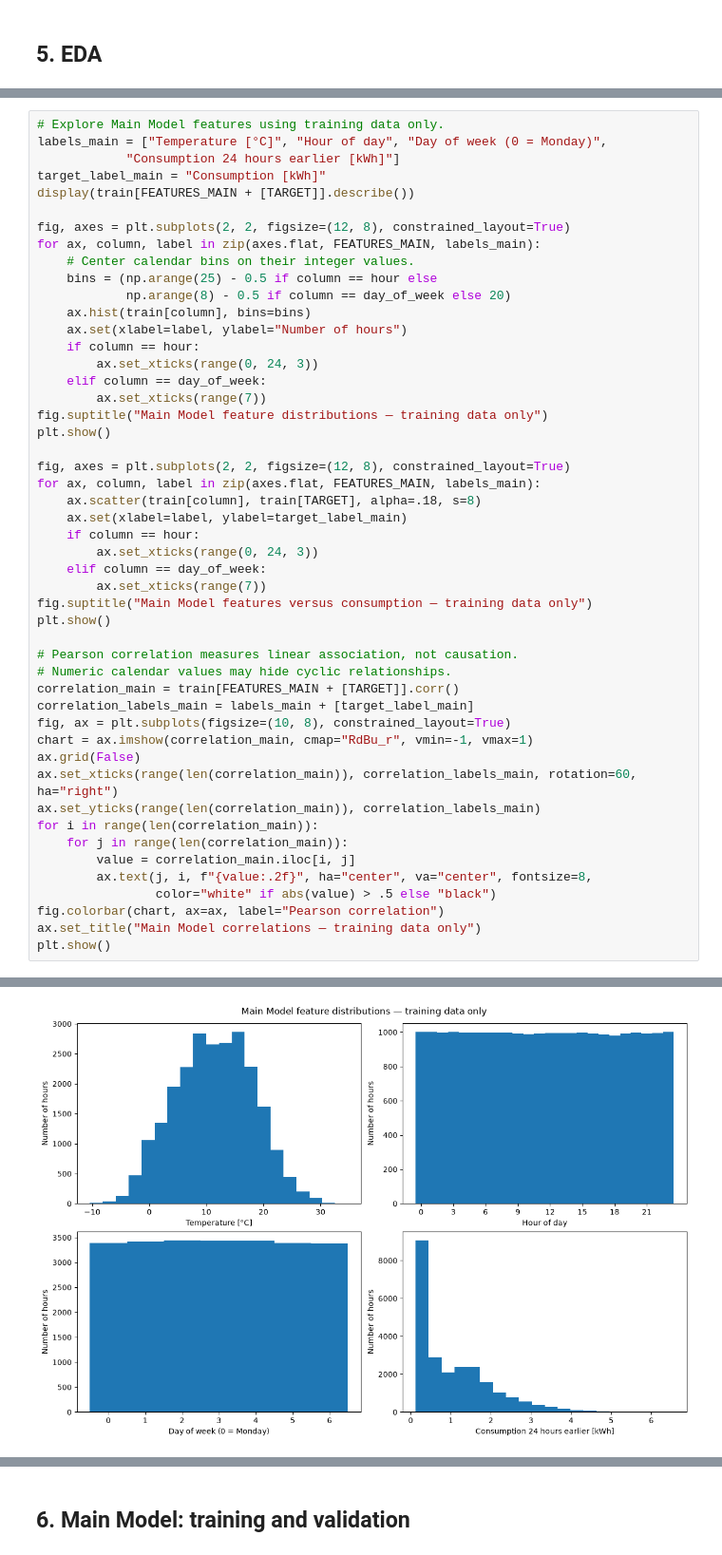
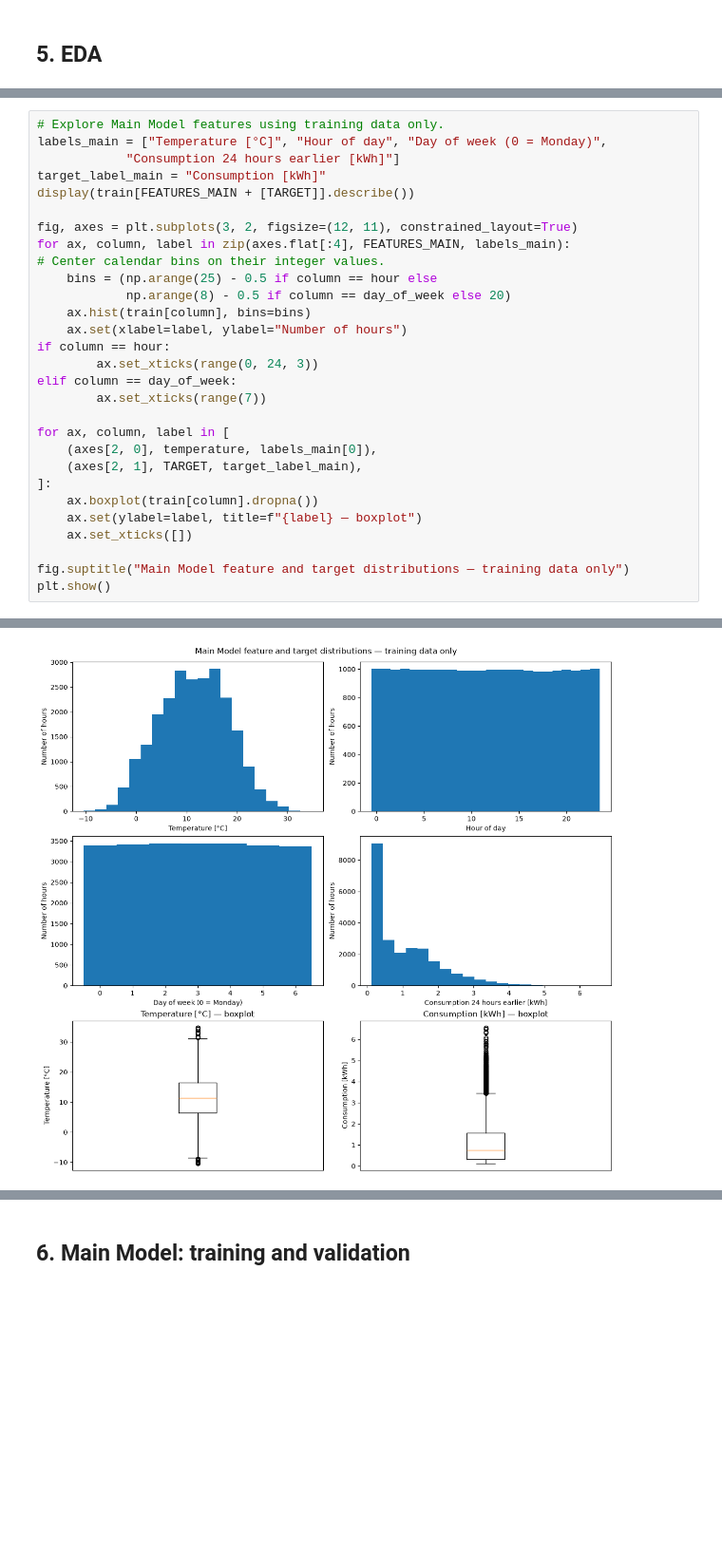
Before and after one commit to angiee99/Household-Power-Consumption-Prediction, a Jupyter notebook: project.ipynb, the cells around one changed output, grey strips where cells are left out. Shown at 95% size. Saved outputs shown, nothing was run; the diff lists cells and outputs as text; blank space fills up the shorter version.

Commit message:
Boxplots for numeric features

```diff
--- a/project.ipynb
+++ b/project.ipynb
@@ -458,60 +458,40 @@ Analysis on train data only
 # %%
 # Explore Main Model features using training data only.
 labels_main = ["Temperature [°C]", "Hour of day", "Day of week (0 = Monday)",
             "Consumption 24 hours earlier [kWh]"]
 target_label_main = "Consumption [kWh]"
 display(train[FEATURES_MAIN + [TARGET]].describe())
 
-fig, axes = plt.subplots(2, 2, figsize=(12, 8), constrained_layout=True)
-for ax, column, label in zip(axes.flat, FEATURES_MAIN, labels_main):
-    # Center calendar bins on their integer values.
+fig, axes = plt.subplots(3, 2, figsize=(12, 11), constrained_layout=True)
+for ax, column, label in zip(axes.flat[:4], FEATURES_MAIN, labels_main):
+# Center calendar bins on their integer values.
     bins = (np.arange(25) - 0.5 if column == hour else
             np.arange(8) - 0.5 if column == day_of_week else 20)
     ax.hist(train[column], bins=bins)
     ax.set(xlabel=label, ylabel="Number of hours")
-    if column == hour:
+if column == hour:
         ax.set_xticks(range(0, 24, 3))
-    elif column == day_of_week:
+elif column == day_of_week:
         ax.set_xticks(range(7))
-fig.suptitle("Main Model feature distributions — training data only")
+
+for ax, column, label in [
+    (axes[2, 0], temperature, labels_main[0]),
+    (axes[2, 1], TARGET, target_label_main),
+]:
+    ax.boxplot(train[column].dropna())
+    ax.set(ylabel=label, title=f"{label} — boxplot")
+    ax.set_xticks([])
+
+fig.suptitle("Main Model feature and target distributions — training data only")
 plt.show()
-
-fig, axes = plt.subplots(2, 2, figsize=(12, 8), constrained_layout=True)
-for ax, column, label in zip(axes.flat, FEATURES_MAIN, labels_main):
-    ax.scatter(train[column], train[TARGET], alpha=.18, s=8)
-    ax.set(xlabel=label, ylabel=target_label_main)
-    if column == hour:
-        ax.set_xticks(range(0, 24, 3))
-    elif column == day_of_week:
-        ax.set_xticks(range(7))
-fig.suptitle("Main Model features versus consumption — training data only")
-plt.show()
-
-# Pearson correlation measures linear association, not causation.
-# Numeric calendar values may hide cyclic relationships.
-correlation_main = train[FEATURES_MAIN + [TARGET]].corr()
-correlation_labels_main = labels_main + [target_label_main]
-fig, ax = plt.subplots(figsize=(10, 8), constrained_layout=True)
-chart = ax.imshow(correlation_main, cmap="RdBu_r", vmin=-1, vmax=1)
-ax.grid(False)
-ax.set_xticks(range(len(correlation_main)), correlation_labels_main, rotation=60, ha="right")
-ax.set_yticks(range(len(correlation_main)), correlation_labels_main)
-for i in range(len(correlation_main)):
-    for j in range(len(correlation_main)):
-        value = correlation_main.iloc[i, j]
-        ax.text(j, i, f"{value:.2f}", ha="center", va="center", fontsize=8,
-                color="white" if abs(value) > .5 else "black")
-fig.colorbar(chart, ax=ax, label="Pearson correlation")
-ax.set_title("Main Model correlations — training data only")
-plt.show()
 # %% [output]
 |  | temperature | hour | day_of_week | consumption_lag_24h | Global_active_power |
 | count | 23880.000000 | 23880.000000 | 23880.000000 | 23880.000000 | 23880.000000 |
 | mean | 11.366420 | 11.486013 | 2.995561 | 1.084411 | 1.084362 |
 | std | 6.849923 | 6.928806 | 1.994292 | 0.927457 | 0.927399 |
 | min | -10.400000 | 0.000000 | 0.000000 | 0.124000 | 0.124000 |
 | 25% | 6.400000 | 5.000000 | 1.000000 | 0.322417 | 0.322792 |
 | 50% | 11.400000 | 11.000000 | 3.000000 | 0.762867 | 0.763050 |
 | 75% | 16.400000 | 17.000000 | 5.000000 | 1.575300 | 1.574342 |
 | max | 34.800000 | 23.000000 | 6.000000 | 6.560533 | 6.560533 |
-[figure, old version]
+[figure, new version]
```
Also changed, not shown: parts of 9 cells of this notebook.
